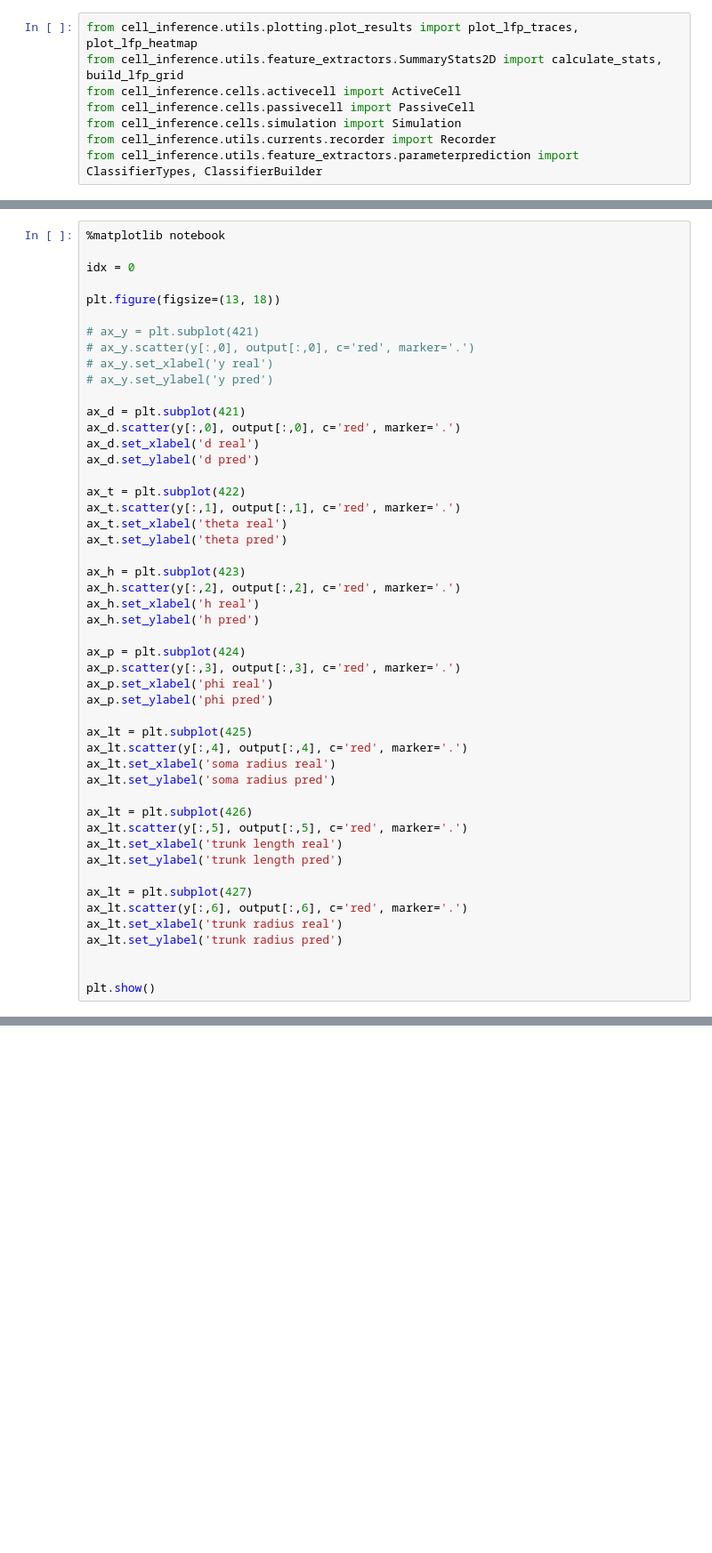
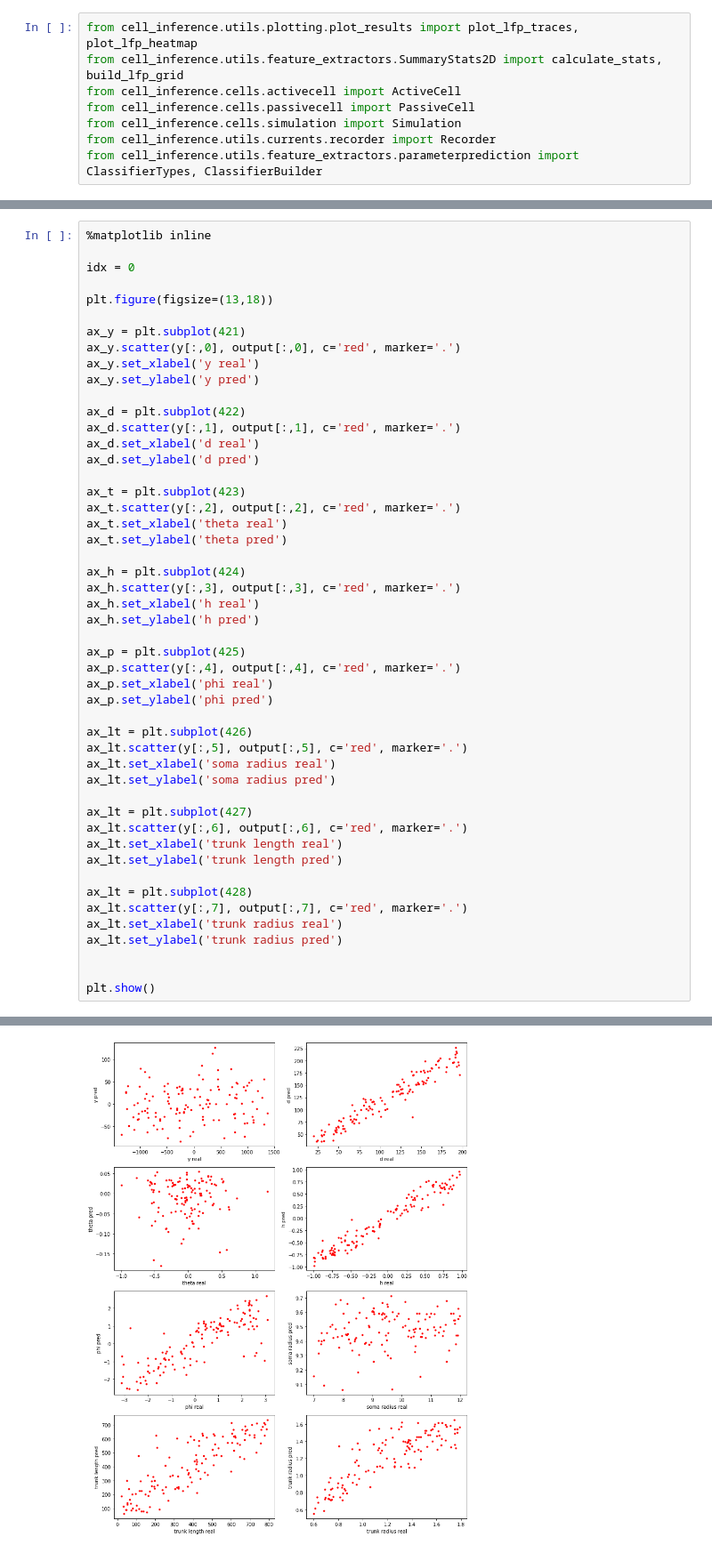
Before and after one commit to chenziao/Stylized-Cell-Inference, a Jupyter notebook: stylized_cell_FCN.ipynb, the cells around one changed output, grey strips where cells are left out. Shown at 89% size. Cells and saved outputs as stored; diff of their text form; blank space fills up the shorter version.

```diff
--- a/stylized_cell_FCN.ipynb
+++ b/stylized_cell_FCN.ipynb
@@ -179,47 +151,47 @@ if normalize_labels:
 # %%
-%matplotlib notebook
+%matplotlib inline
 
 idx = 0
 
-plt.figure(figsize=(13, 18))
+plt.figure(figsize=(13,18))
 
-# ax_y = plt.subplot(421)
-# ax_y.scatter(y[:,0], output[:,0], c='red', marker='.')
-# ax_y.set_xlabel('y real')
-# ax_y.set_ylabel('y pred')
+ax_y = plt.subplot(421)
+ax_y.scatter(y[:,0], output[:,0], c='red', marker='.')
+ax_y.set_xlabel('y real')
+ax_y.set_ylabel('y pred')
 
-ax_d = plt.subplot(421)
-ax_d.scatter(y[:,0], output[:,0], c='red', marker='.')
+ax_d = plt.subplot(422)
+ax_d.scatter(y[:,1], output[:,1], c='red', marker='.')
 ax_d.set_xlabel('d real')
 ax_d.set_ylabel('d pred')
 
-ax_t = plt.subplot(422)
-ax_t.scatter(y[:,1], output[:,1], c='red', marker='.')
+ax_t = plt.subplot(423)
+ax_t.scatter(y[:,2], output[:,2], c='red', marker='.')
 ax_t.set_xlabel('theta real')
 ax_t.set_ylabel('theta pred')
 
-ax_h = plt.subplot(423)
-ax_h.scatter(y[:,2], output[:,2], c='red', marker='.')
+ax_h = plt.subplot(424)
+ax_h.scatter(y[:,3], output[:,3], c='red', marker='.')
 ax_h.set_xlabel('h real')
 ax_h.set_ylabel('h pred')
 
-ax_p = plt.subplot(424)
-ax_p.scatter(y[:,3], output[:,3], c='red', marker='.')
+ax_p = plt.subplot(425)
+ax_p.scatter(y[:,4], output[:,4], c='red', marker='.')
 ax_p.set_xlabel('phi real')
 ax_p.set_ylabel('phi pred')
 
-ax_lt = plt.subplot(425)
-ax_lt.scatter(y[:,4], output[:,4], c='red', marker='.')
+ax_lt = plt.subplot(426)
+ax_lt.scatter(y[:,5], output[:,5], c='red', marker='.')
 ax_lt.set_xlabel('soma radius real')
 ax_lt.set_ylabel('soma radius pred')
 
-ax_lt = plt.subplot(426)
-ax_lt.scatter(y[:,5], output[:,5], c='red', marker='.')
+ax_lt = plt.subplot(427)
+ax_lt.scatter(y[:,6], output[:,6], c='red', marker='.')
 ax_lt.set_xlabel('trunk length real')
 ax_lt.set_ylabel('trunk length pred')
 
-ax_lt = plt.subplot(427)
-ax_lt.scatter(y[:,6], output[:,6], c='red', marker='.')
+ax_lt = plt.subplot(428)
+ax_lt.scatter(y[:,7], output[:,7], c='red', marker='.')
 ax_lt.set_xlabel('trunk radius real')
 ax_lt.set_ylabel('trunk radius pred')
 
@@ -231,2 +201,3 @@ plt.show()
+[figure, added]
 # %%
 from cell_inference.utils.feature_extractors.SummaryStats2D import get_y_window
```
Also changed, not shown: parts of 15 cells of this notebook, 4 other files.
